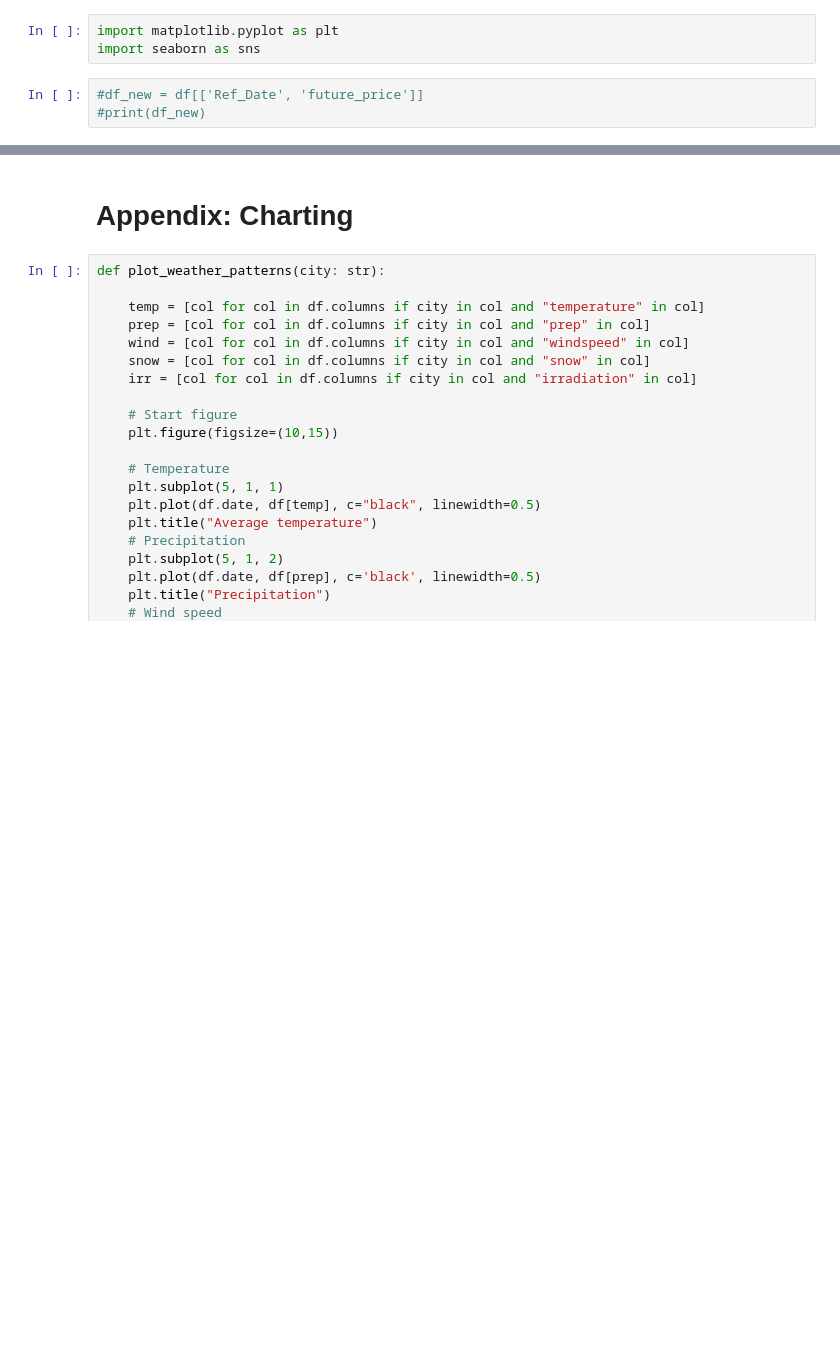
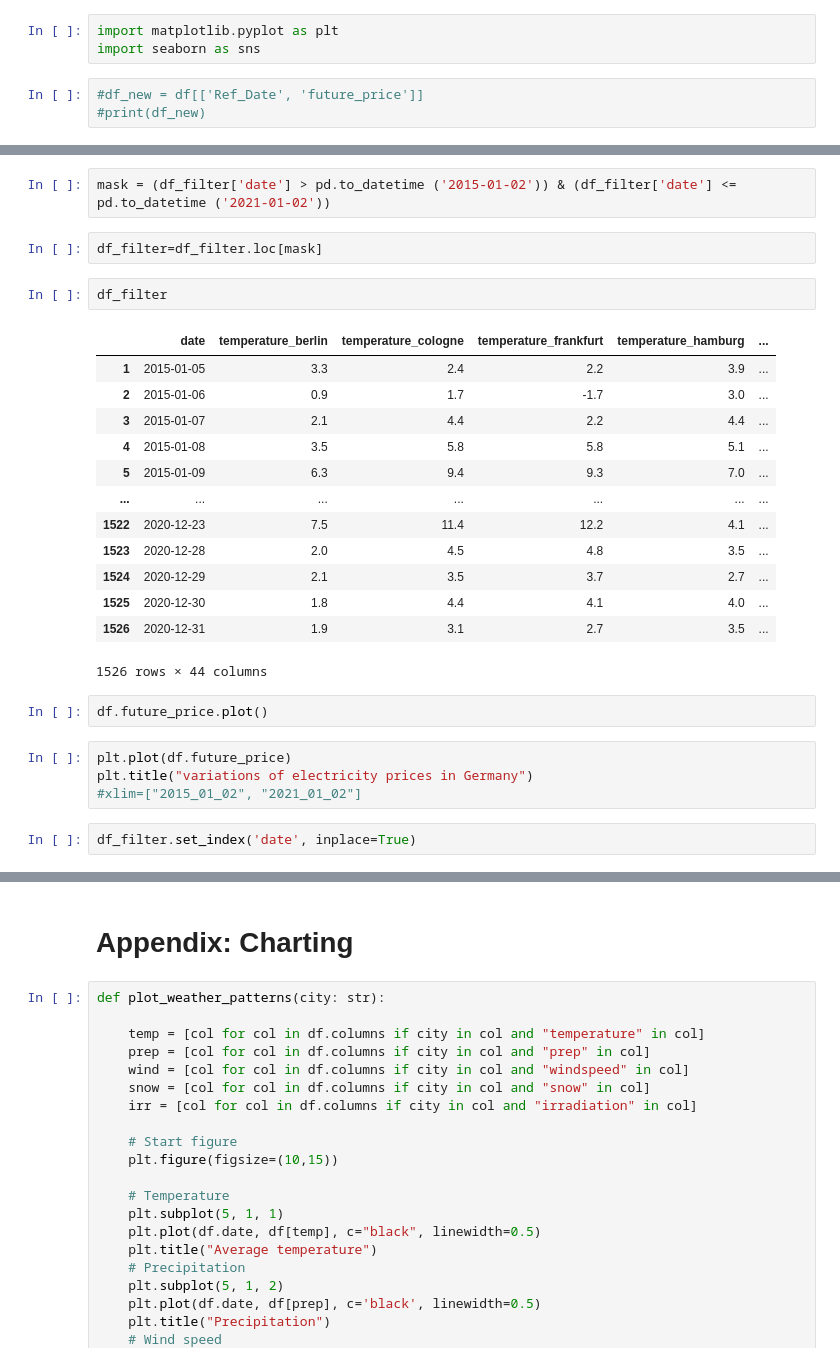
Before and after one commit to Sarthak-Singh1996/Predicting-European-Electricity-Prices, a Jupyter notebook: scripts/preprocessing.ipynb, the cells around one changed output, grey strips where cells are left out. Drawn from its saved outputs; the diff is of its cells as text; blank space fills up the shorter version.

```diff
--- a/scripts/preprocessing.ipynb
+++ b/scripts/preprocessing.ipynb
@@ -842,0 +810,28 @@ sns.scatterplot(x="date", y="future_price",
+# %%
+mask = (df_filter['date'] > pd.to_datetime ('2015-01-02')) & (df_filter['date'] <= pd.to_datetime ('2021-01-02'))
+# %%
+df_filter=df_filter.loc[mask]
+# %%
+df_filter
+# %% [output]
+|  | date | temperature_berlin | temperature_cologne | temperature_frankfurt | temperature_hamburg | ... |
+| 1 | 2015-01-05 | 3.3 | 2.4 | 2.2 | 3.9 | ... |
+| 2 | 2015-01-06 | 0.9 | 1.7 | -1.7 | 3.0 | ... |
+| 3 | 2015-01-07 | 2.1 | 4.4 | 2.2 | 4.4 | ... |
+| 4 | 2015-01-08 | 3.5 | 5.8 | 5.8 | 5.1 | ... |
+| 5 | 2015-01-09 | 6.3 | 9.4 | 9.3 | 7.0 | ... |
+| ... | ... | ... | ... | ... | ... | ... |
+| 1522 | 2020-12-23 | 7.5 | 11.4 | 12.2 | 4.1 | ... |
+| 1523 | 2020-12-28 | 2.0 | 4.5 | 4.8 | 3.5 | ... |
+| 1524 | 2020-12-29 | 2.1 | 3.5 | 3.7 | 2.7 | ... |
+| 1525 | 2020-12-30 | 1.8 | 4.4 | 4.1 | 4.0 | ... |
+| 1526 | 2020-12-31 | 1.9 | 3.1 | 2.7 | 3.5 | ... |
+1526 rows × 44 columns
+# %%
+df.future_price.plot()
+# %%
+plt.plot(df.future_price)
+plt.title("variations of electricity prices in Germany")
+#xlim=["2015_01_02", "2021_01_02"]
+# %%
+df_filter.set_index('date', inplace=True)
```
Also changed, not shown: parts of 27 cells of this notebook.
